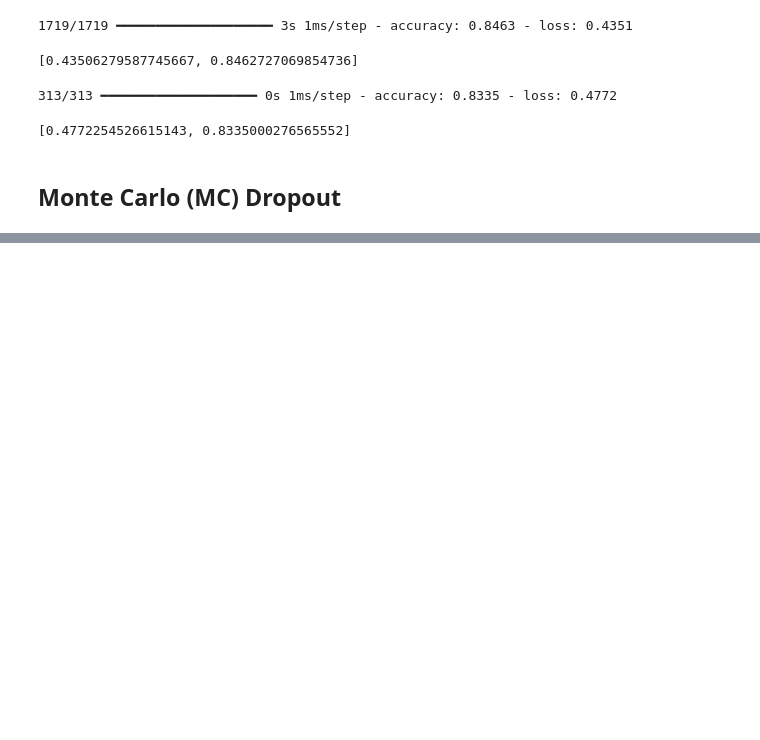
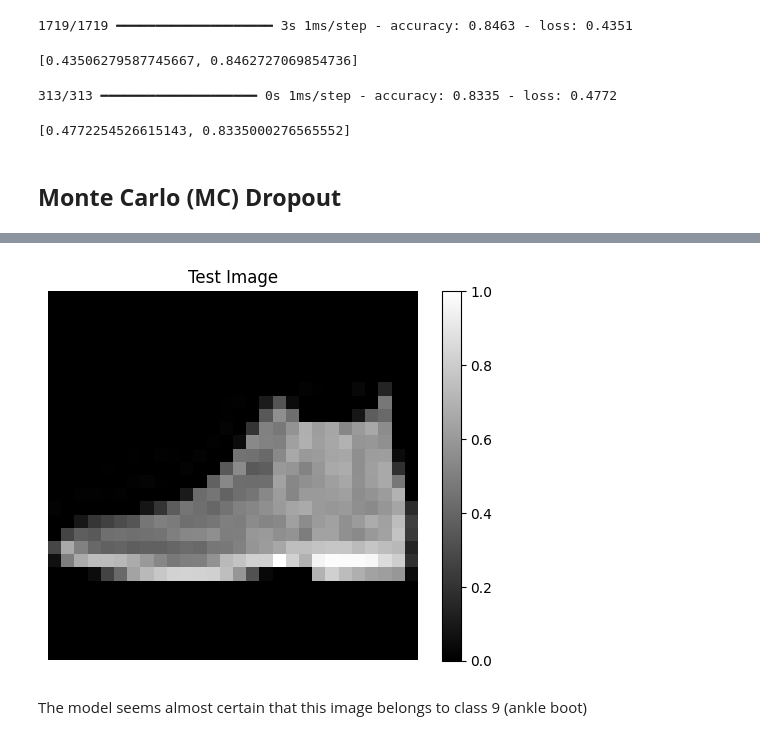
Before and after one commit to 456zamir8/AI, a Jupyter notebook: training_DNN.ipynb, the cells around one changed output, grey strips where cells are left out. Cells and saved outputs as stored; diff of their text form; code cells hidden in the pictures; blank space fills up the shorter version.

```diff
--- a/training_DNN.ipynb
+++ b/training_DNN.ipynb
@@ -1776,3 +1789,17 @@ array([[0.   , 0.   , 0.   , 0.   , 0.   , 0.032, 0.   , 0.206, 0.   ,
+# %%
+import matplotlib.pyplot as plt
+
+img = X_test[0]
+
+plt.imshow(img, cmap='gray')
+plt.colorbar()
+plt.title("Test Image")
+plt.axis('off')
+plt.show()
+# %% [output]
+[figure, added]
+# %% [markdown]
+The model seems almost certain that this image belongs to class 9 (ankle boot)
 # %%
 y_proba[0].round(3)
 # %% [output]
```
Also changed, not shown: parts of 14 cells of this notebook.
